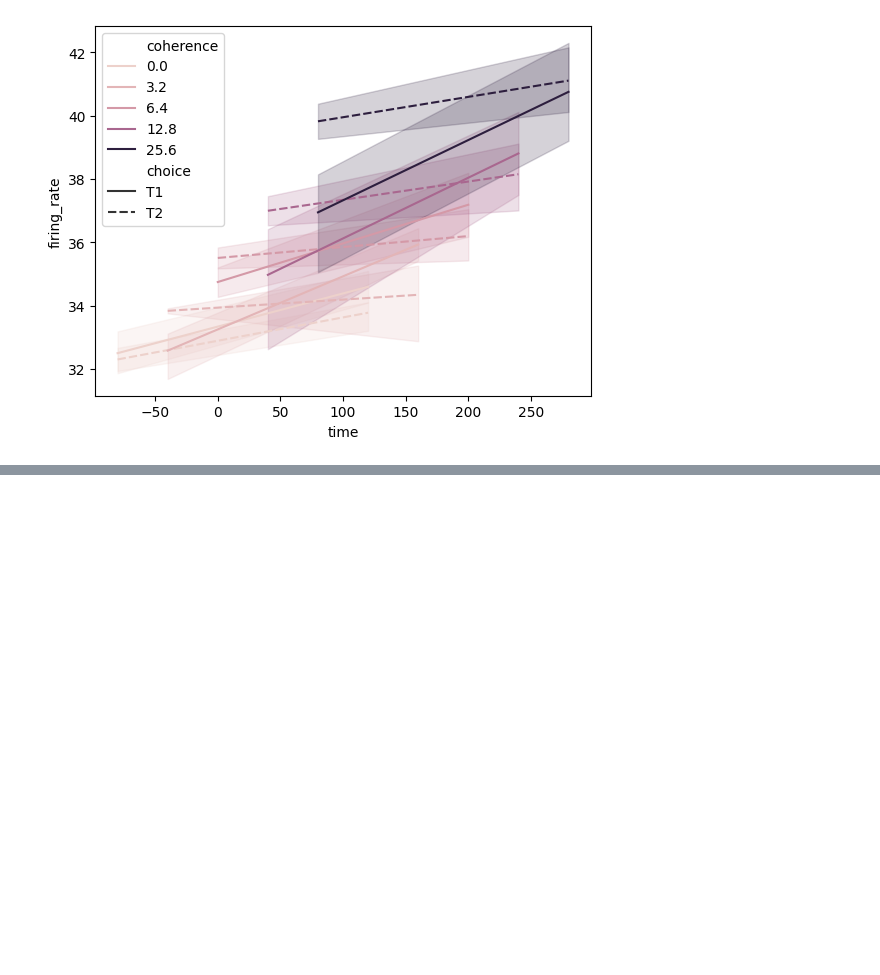
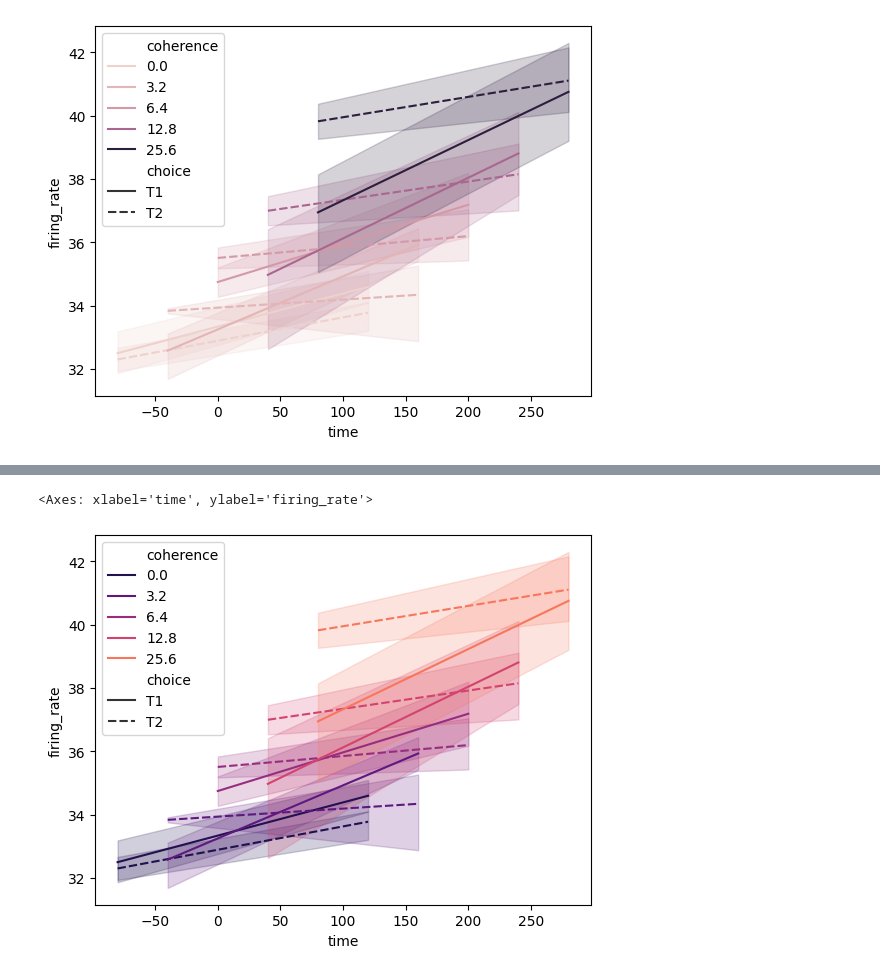
Before and after one commit to SUCCESSneeded/drive-seaborn, a Jupyter notebook: sea1subplot.ipynb, the cells around one changed output, grey strips where cells are left out. Saved outputs shown, nothing was run; the diff lists cells and outputs as text; code cells hidden in the pictures; blank space fills up the shorter version.

```diff
--- a/sea1subplot.ipynb
+++ b/sea1subplot.ipynb
@@ -515,0 +516,13 @@ palette="Reds" '''
+# %%
+palette = sns.color_palette("magma", 6)
+sns.lineplot(
+    data=dots, x="time", y="firing_rate",
+    hue="coherence", style="choice",
+    palette=palette
+)
+
+#sns.color_palette(palette=None, n_colors=None, desat=None, as_cmap=False) desat-> desaturation
+#as_cmap -Return a continuous colormap instead of a list of colors
+# %% [output]
+<Axes: xlabel='time', ylabel='firing_rate'>
+[figure, added]
```
Also changed, not shown: parts of 18 cells of this notebook.
